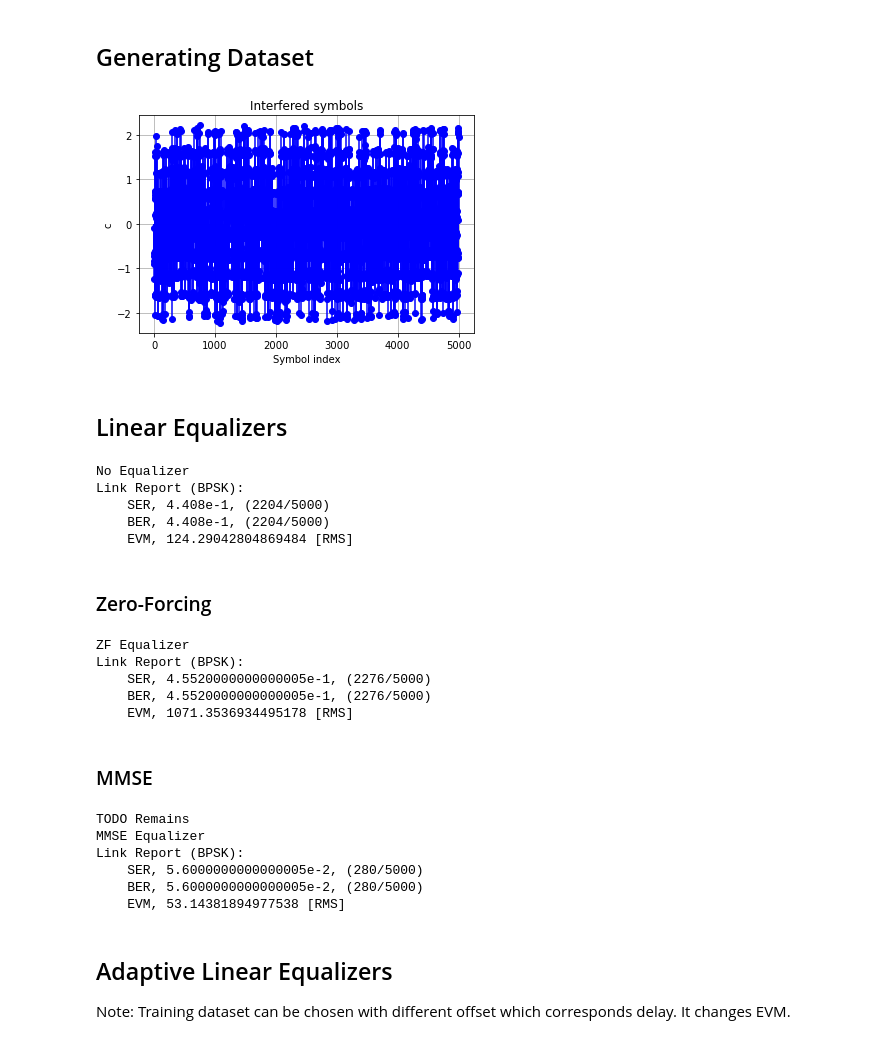
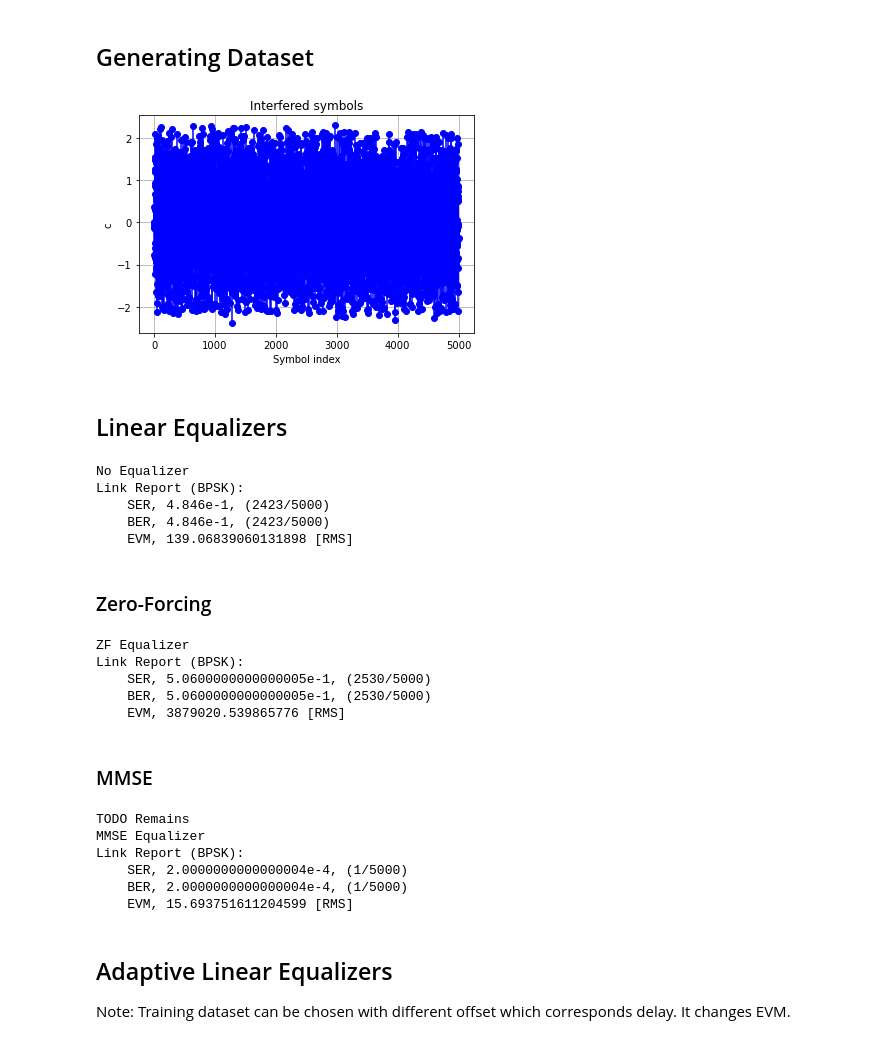
Before and after one commit to huzeyfe-erkek/comm, a Jupyter notebook: examples/equalizers/equalizer_comparison.ipynb, the cells around one changed output. Saved outputs shown, nothing was run; the diff lists cells and outputs as text; code cells hidden in the pictures.

```diff
--- a/examples/equalizers/equalizer_comparison.ipynb
+++ b/examples/equalizers/equalizer_comparison.ipynb
@@ -73,38 +73,40 @@ modulator = BpskModulator()
 demodulator = BpskDemodulator()
 
 symbols = modulator(bits)
 
 #------------------------------------------------------------------------------#
 # Channel Parameters
 #------------------------------------------------------------------------------#
-c = np.array([0.90, -0.15, 0.20, 0.10, -0.05]) # G. Stüber's example 7.2 in Section 7, Principles of Mobile Communication
+#c = np.array([0.90, -0.15, 0.20, 0.10, -0.05]) # G. Stüber's example 7.2 in Section 7, Principles of Mobile Communication
 #c = np.array([0.2835, 0.2031, 0.1455, 0.1043, 0.0747, 0.0535, 0.0384, 0.0275, 0.0197, 0.0141, 0.0101, 0.0072, 0.0052, 0.0037, 0.0027, 0.0019])
-#c = np.array([0.1, 0.90, -0.15, 0.20, 0.01, -0.05]) # Some terrible channel
-#c = np.array([0.407, 0.815, 0.407]) # Channel B
-c = np.array([0.227, 0.460, 0.688, 0.460, 0.227]) # Channel C
+
+# Channel taps from Proakis Figure 9.4-5
+#c = np.array([0.04, -0.05, 0.07, -0.21, -0.5, 0.72, 0.36, 0.0, 0.21, 0.03, 0.07]) # Channel A
+c = np.array([0.407, 0.815, 0.407]) # Channel B
+#c = np.array([0.227, 0.460, 0.688, 0.460, 0.227]) # Channel C
 snr_db = 25
 snr = 10**(snr_db/10)
 
 #------------------------------------------------------------------------------#
 # Received signal
 #------------------------------------------------------------------------------#
 # TODO: Check SNR
 symbolsIsi = lfilter(c, 1, symbols)
 s_p = power(symbols) # Signal power
 n_p = s_p/snr # Noise power
 noise = sqrt(n_p) * np.random.normal(0, 1, symbolsIsi.size)
 symbolsIsi = symbolsIsi.astype(float) + noise
 
 # Plotting
 plt.figure()
 plt.title('Interfered symbols')
 plt.stem(symbolsIsi, basefmt=" ", linefmt="blue", markerfmt="bo")
 plt.grid()
 plt.xlabel('Symbol index')
 plt.ylabel('c')
 plt.show()
 # %% [output]
-[figure, old version]
+[figure, new version]
 # %% [markdown]
 ## Linear Equalizers
 # %%
@@ -113,9 +115,9 @@ linkReport(symbolsIsi, symbols, demodulator)
 # %% [output]
 No Equalizer
 Link Report (BPSK):
-    SER, 4.408e-1, (2204/5000)
-    BER, 4.408e-1, (2204/5000)
-    EVM, 124.29042804869484 [RMS]
+    SER, 4.846e-1, (2423/5000)
+    BER, 4.846e-1, (2423/5000)
+    EVM, 139.06839060131898 [RMS]
 # %% [markdown]
 ### Zero-Forcing
 # %%
@@ -130,9 +132,9 @@ linkReport(yZf, symbols, demodulator)
 # %% [output]
 ZF Equalizer
 Link Report (BPSK):
-    SER, 4.5520000000000005e-1, (2276/5000)
-    BER, 4.5520000000000005e-1, (2276/5000)
-    EVM, 1071.3536934495178 [RMS]
+    SER, 5.0600000000000005e-1, (2530/5000)
+    BER, 5.0600000000000005e-1, (2530/5000)
+    EVM, 3879020.539865776 [RMS]
 # %% [markdown]
 ### MMSE
 # %%
@@ -150,9 +152,9 @@ linkReport(yMmse, symbols, demodulator)
 TODO Remains
 MMSE Equalizer
 Link Report (BPSK):
-    SER, 5.6000000000000005e-2, (280/5000)
-    BER, 5.6000000000000005e-2, (280/5000)
-    EVM, 53.14381894977538 [RMS]
+    SER, 2.0000000000000004e-4, (1/5000)
+    BER, 2.0000000000000004e-4, (1/5000)
+    EVM, 15.693751611204599 [RMS]
 # %% [markdown]
 ## Adaptive Linear Equalizers
 Note: Training dataset can be chosen with different offset which corresponds delay. It changes EVM.
```
Also changed, not shown: parts of 7 cells of this notebook, 3 other files.
